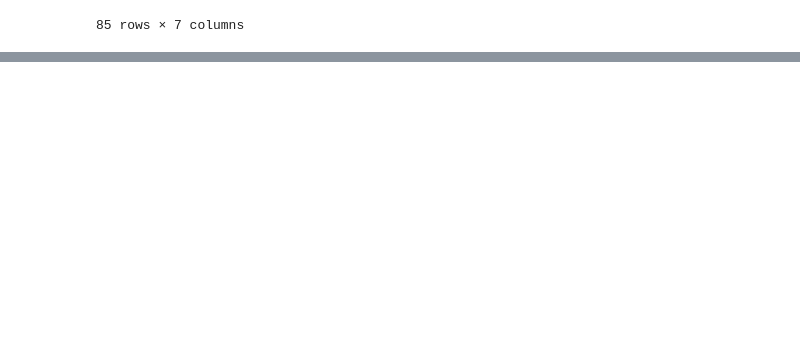
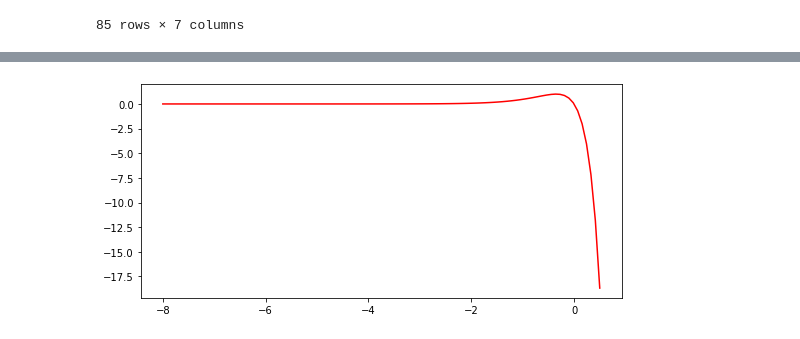
Before and after one commit to tommdim/statistics-101, a Jupyter notebook: hw-1/notebook.ipynb, the cells around one changed output, grey strips where cells are left out. Drawn from its saved outputs; the diff is of its cells as text; code cells hidden in the pictures; blank space fills up the shorter version.

```diff
--- a/hw-1/notebook.ipynb
+++ b/hw-1/notebook.ipynb
@@ -298,0 +301,16 @@ Name: hwy_mpg, Length: 85, dtype: int64
+# %%
+#4e^2x - 4e^4x
+
+plt.rcParams["figure.figsize"] = [7.50, 3.50]
+plt.rcParams["figure.autolayout"] = True
+
+def funzione(x):
+   return 4*np.exp(2*x) -4*np.exp(4*x)
+
+x = np.linspace(-8,0.5,100)
+
+plt.plot(x, funzione(x), color='red')
+
+plt.show()
+# %% [output]
+[figure, added]
```
Also changed, not shown: parts of 8 cells of this notebook, 2 other files.
